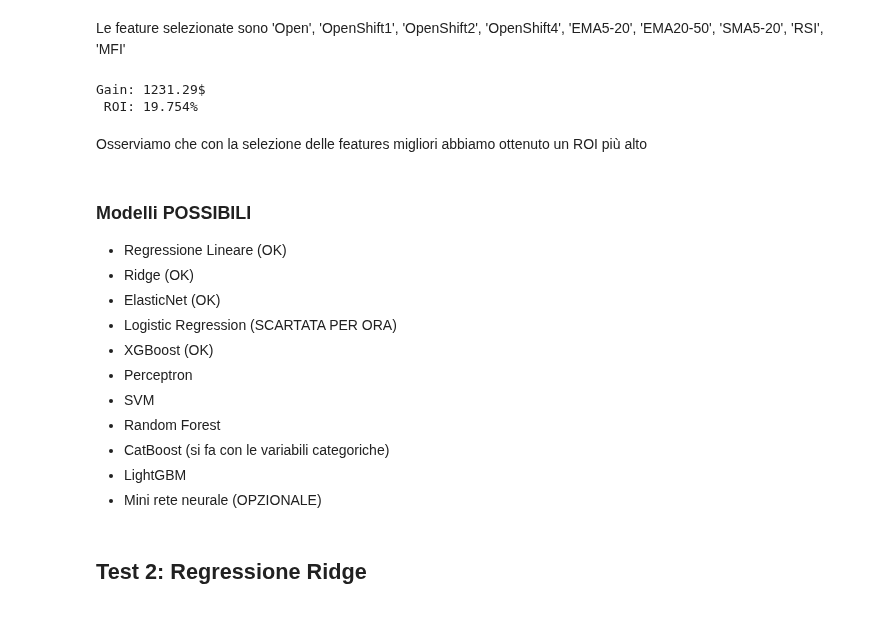
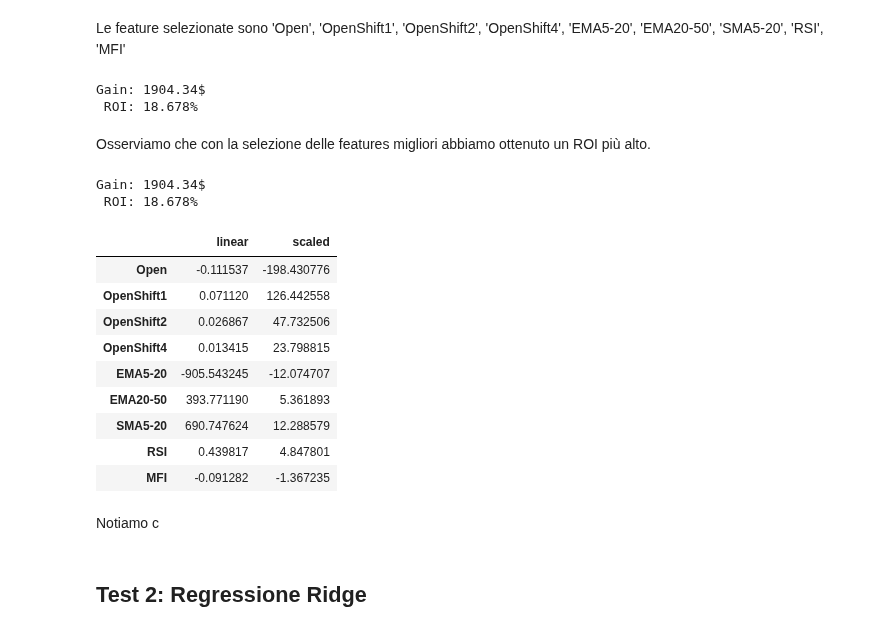
Before and after one commit to Morlenza/Nasdaq_prediction, a Jupyter notebook: PredizioneNasdaq.ipynb, the cells around one changed output. Drawn from its saved outputs; the diff is of its cells as text; code cells hidden in the pictures.

```diff
--- a/PredizioneNasdaq.ipynb
+++ b/PredizioneNasdaq.ipynb
@@ -422,29 +451,43 @@ dict_keys(['Open', 'OpenShift1', 'OpenShift2', 'OpenShift4', 'EMA5-20', 'EMA20-5
 Le feature selezionate sono 'Open', 'OpenShift1', 'OpenShift2', 'OpenShift4', 'EMA5-20', 'EMA20-50', 'SMA5-20', 'RSI', 'MFI'
 # %%
 X, y = prepare_data(new_features, delta)
-X_train, X_val, y_train, y_val = split_data(X, y, 2017)
+X_train, X_val, y_train, y_val = split_data(X, y, 2020)
 linearRegressionModel = LinearRegression()
 linearRegressionModel.fit(X_train, y_train)
-print_eval(X_val, y_val, linearRegressionModel, open)
+print_eval(X_val, y_val, linearRegressionModel)
 # %% [output]
-Gain: 1231.29$
- ROI: 19.754%
+Gain: 1904.34$
+ ROI: 18.678%
 # %% [markdown]
-Osserviamo che con la selezione delle features migliori abbiamo ottenuto un ROI più alto
+Osserviamo che con la selezione delle features migliori abbiamo ottenuto un ROI più alto.
-# %% [markdown]
-### Modelli POSSIBILI
-
-- Regressione Lineare (OK)
-- Ridge (OK)
-- ElasticNet (OK)
-- Logistic Regression (SCARTATA PER ORA)
-- XGBoost (OK)
-- Perceptron
-- SVM
-- Random Forest
-- CatBoost (si fa con le variabili categoriche)
-- LightGBM
-- Mini rete neurale (OPZIONALE)
+# %%
+linearRegressionModelStd = Pipeline([
+    ("scale", StandardScaler()),
+    ("lr", LinearRegression())
+])
+linearRegressionModelStd.fit(X_train, y_train)
+print_eval(X_val, y_val, linearRegressionModelStd)
+# %% [output]
+Gain: 1904.34$
+ ROI: 18.678%
+# %%
+pd.DataFrame({
+    "linear": linearRegressionModel.coef_,
+    "scaled": linearRegressionModelStd.named_steps["lr"].coef_
+}, index=X.columns)
+# %% [output]
+|  | linear | scaled |
+| Open | -0.111537 | -198.430776 |
+| OpenShift1 | 0.071120 | 126.442558 |
+| OpenShift2 | 0.026867 | 47.732506 |
+| OpenShift4 | 0.013415 | 23.798815 |
+| EMA5-20 | -905.543245 | -12.074707 |
+| EMA20-50 | 393.771190 | 5.361893 |
+| SMA5-20 | 690.747624 | 12.288579 |
+| RSI | 0.439817 | 4.847801 |
+| MFI | -0.091282 | -1.367235 |
+# %% [markdown]
+Notiamo c
 # %% [markdown]
 ## Test 2: Regressione Ridge
 # %% [markdown]
```
Also changed, not shown: parts of 109 cells of this notebook, 1 other file.
